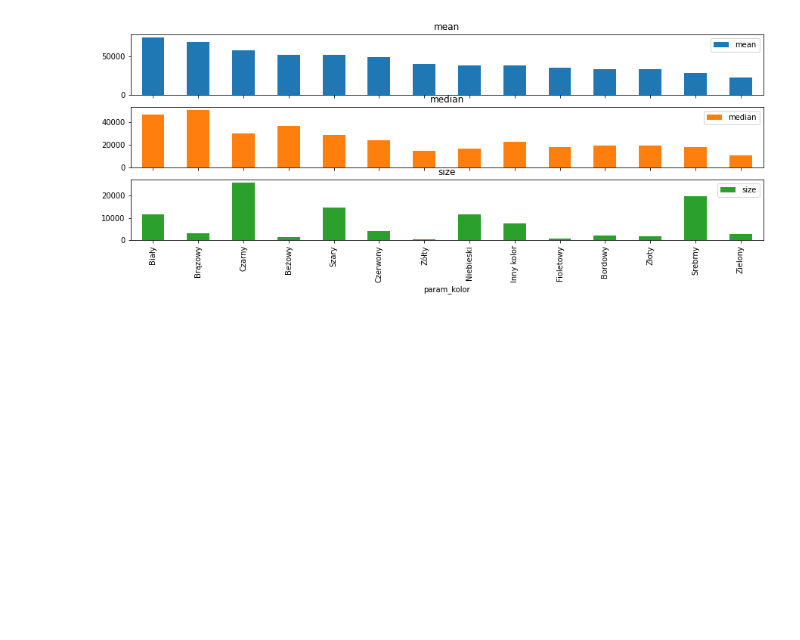
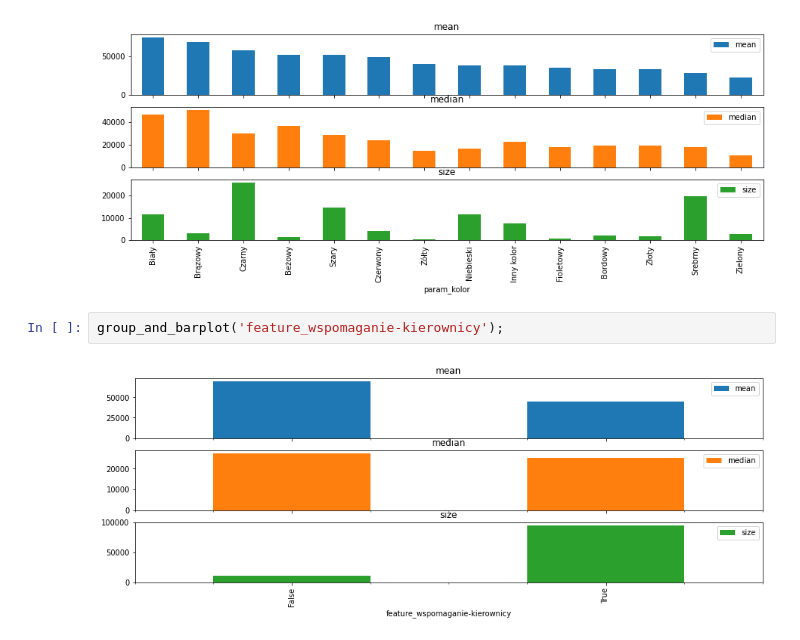
Before and after one commit to NataliaOsiecka/dw_matrix_car, a Jupyter notebook: day2car.ipynb, the cells around one changed output. Drawn from its saved outputs; the diff is of its cells as text; blank space fills up the shorter version.

```diff
--- a/day2car.ipynb
+++ b/day2car.ipynb
@@ -164,3 +164,7 @@ group_and_barplot('param_kraj-pochodzenia');
 group_and_barplot('param_kolor');
 # %% [output]
 [figure]
+# %%
+group_and_barplot('feature_wspomaganie-kierownicy');
+# %% [output]
+[figure, added]
```
Also changed, not shown: parts of 6 cells of this notebook.
